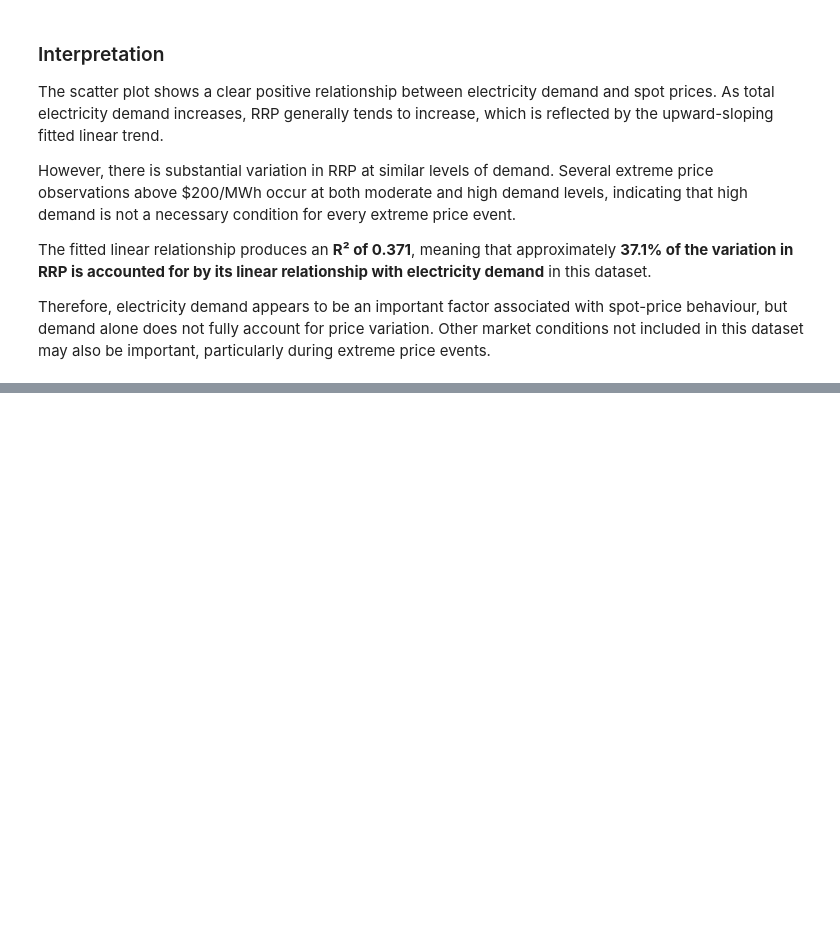
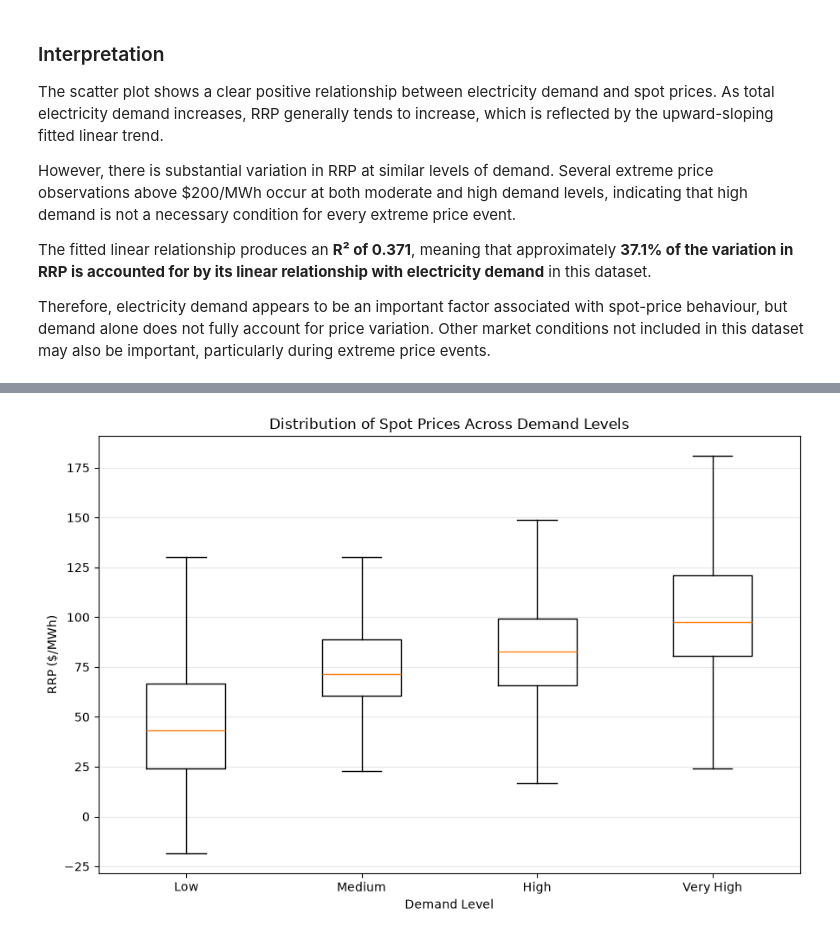
Before and after one commit to klm2109/australian-energy-market-analytics, a Jupyter notebook: notebooks/Price_Demand Analysis.ipynb, the cells around one changed output, grey strips where cells are left out. Cells and saved outputs as stored; diff of their text form; code cells hidden in the pictures; blank space fills up the shorter version.

```diff
--- a/notebooks/Price_Demand Analysis.ipynb
+++ b/notebooks/Price_Demand Analysis.ipynb
@@ -150,0 +258,25 @@ important, particularly during extreme price events.
+# %%
+levels = ["Low", "Medium", "High", "Very High"]
+
+data = [
+    df.loc[df["demand_level"] == level, "RRP"]
+    for level in levels
+]
+
+plt.figure(figsize=(9, 6))
+
+plt.boxplot(
+    data,
+    tick_labels=levels,
+    showfliers=False
+)
+
+plt.xlabel("Demand Level")
+plt.ylabel("RRP ($/MWh)")
+plt.title("Distribution of Spot Prices Across Demand Levels")
+
+plt.grid(axis="y", alpha=0.3)
+plt.tight_layout()
+plt.show()
+# %% [output]
+[figure, added]
```
Also changed, not shown: parts of 7 cells of this notebook.
